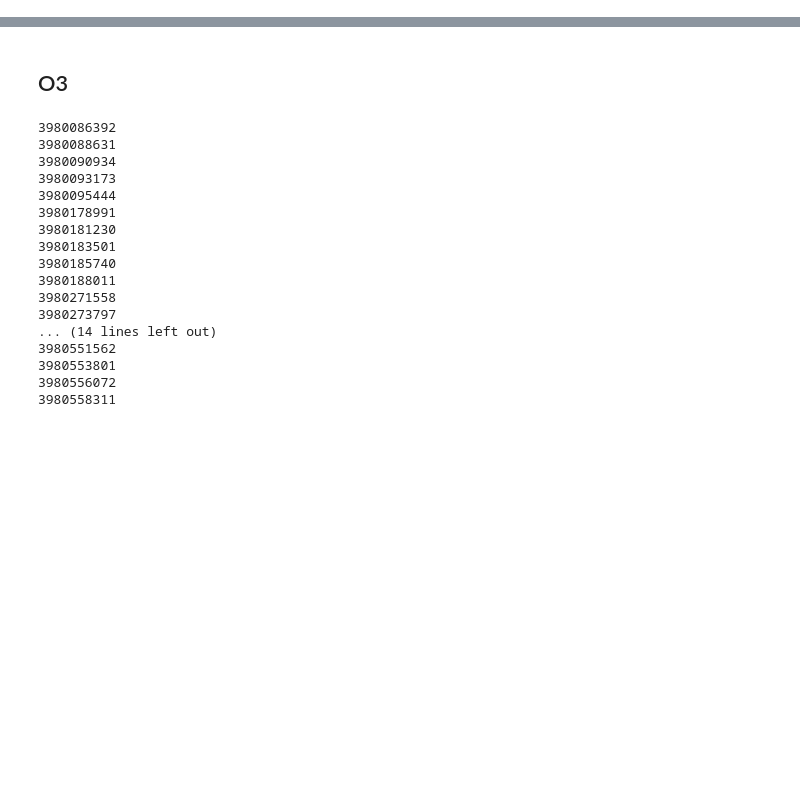
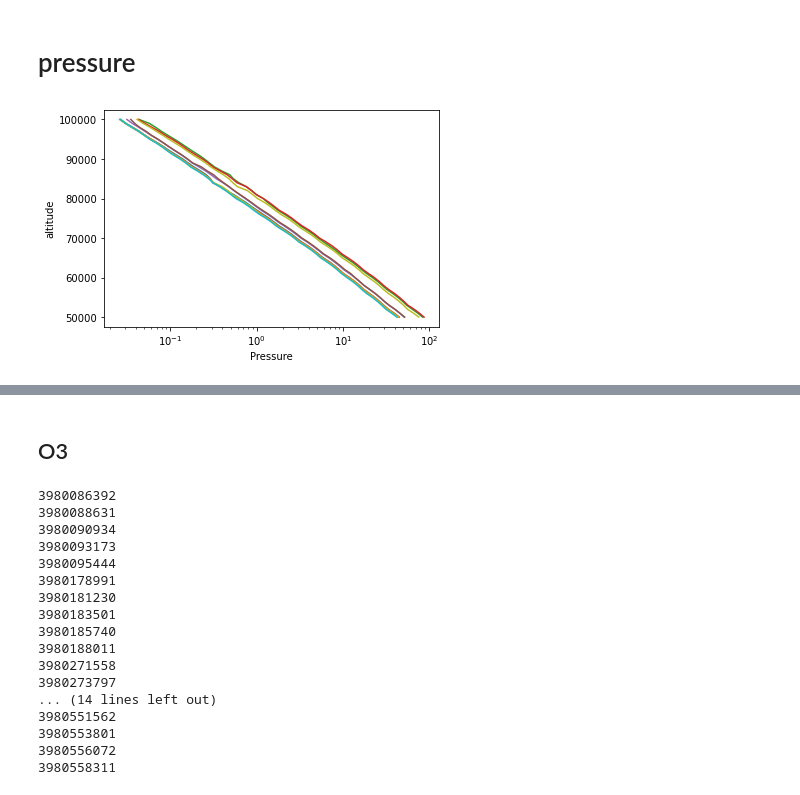
Before and after one commit to Anqi-Li/SSW, a Jupyter notebook: SMR_profiles.ipynb, the cells around one changed output, grey strips where cells are left out. Cells and saved outputs as stored; diff of their text form; code cells hidden in the pictures; blank space fills up the shorter version.

Commit message:
fetch smr pressure

```diff
--- a/SMR_profiles.ipynb
+++ b/SMR_profiles.ipynb
@@ -35,3 +35,21 @@ def alt_interp(ds, profile, alt_range):
                       "time":(["time"], ds.Time.data)
                       })
   return ds_alt
+# %% [markdown]
+# pressure
+# %%
+month = '01'
+filename = f'Odin-SMR_L2_ALL19lowTunc_H2O-557-GHz-45-to-100-km_2009-{month}.nc'
+with xr.open_dataset(path_save+filename) as ds:
+    ds = ds.assign_coords(time=ds.Time)
+# %%
+alt_range = np.arange(50,101,1)*1000 #meter
+profile = 'Pressure'
+ds_alt = alt_interp(ds, profile, alt_range)
+# %%
+ds_daily = ds_alt.where(ds_alt.latitude>70).resample(time='1D').mean('time')[profile]
+# %%
+ds_daily.plot.line(y='altitude', add_legend=False, xscale='log')
+plt.show()
+# %% [output]
+[figure, added]
```
Also changed, not shown: parts of 3 cells of this notebook, 1 other file.
